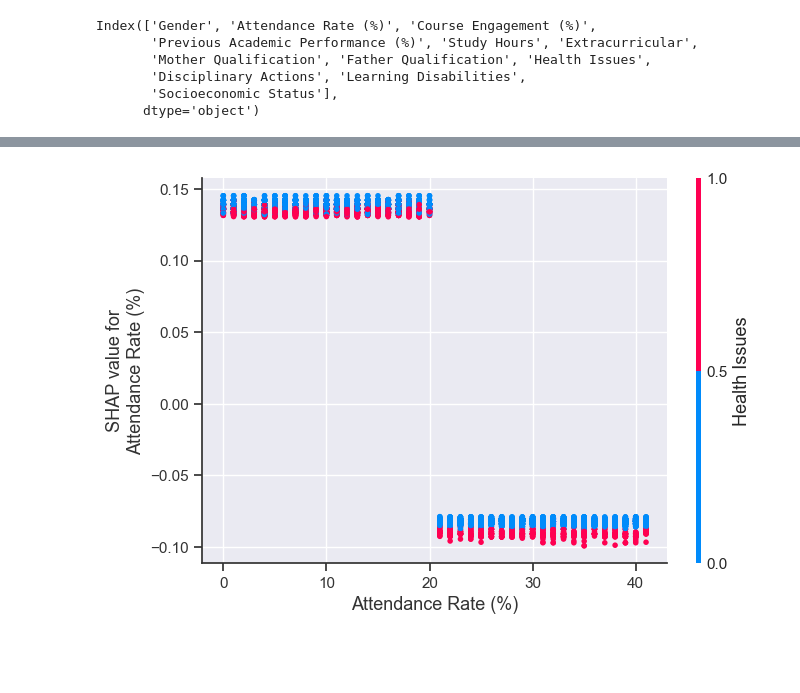
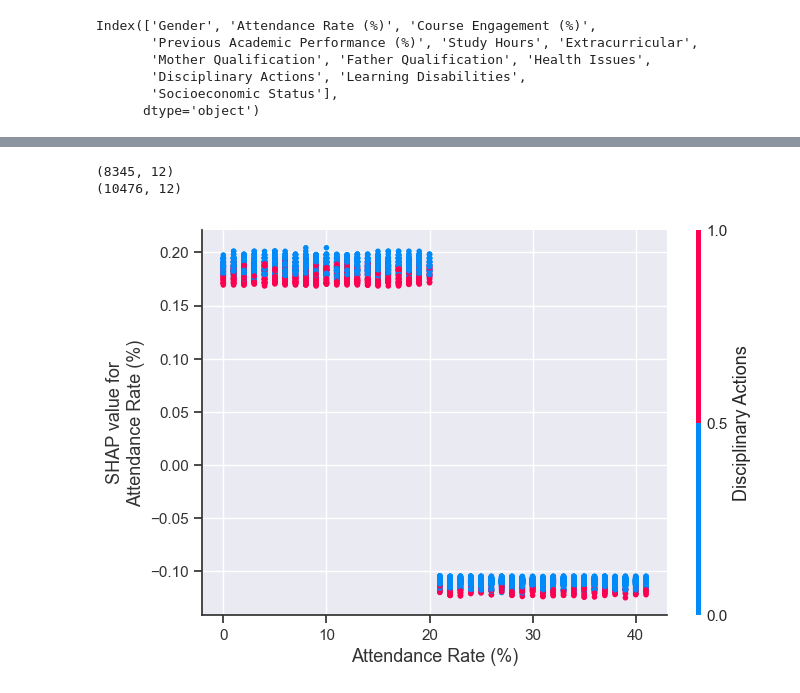
Before and after one commit to ayeshks/Predict-Students, a Jupyter notebook: notebooks/students_risk.ipynb, the cells around one changed output, grey strips where cells are left out. Saved outputs shown, nothing was run; the diff lists cells and outputs as text; code cells hidden in the pictures; blank space fills up the shorter version.

```diff
--- a/notebooks/students_risk.ipynb
+++ b/notebooks/students_risk.ipynb
@@ -674,7 +650,17 @@ else:
+# %%
+# Check the shape of shap_values and X_train_smote
+print(shap_values[:, :, 1].shape)
+print(X_train_smote.shape)
+# %% [output]
+(8345, 12)
+(10476, 12)
+# %%
+explainer = shap.TreeExplainer(model)
+shap_values = explainer.shap_values(X_train_smote_new)
 # %%
 # Generate a dependence plot for 'Attendance Rate (%)'
-shap.dependence_plot('Attendance Rate (%)', shap_values[:, :, 1], X_train_smote, interaction_index="auto")
+shap.dependence_plot('Attendance Rate (%)', shap_values[:, :, 1], X_train_smote_new, interaction_index="auto")
 # %% [output]
-[figure, old version]
+[figure, new version]
 # %%
 # Generate a dependence plot for 'Previous Academic Performance (%)'
```
Also changed, not shown: parts of 27 cells of this notebook, 1 other file.
